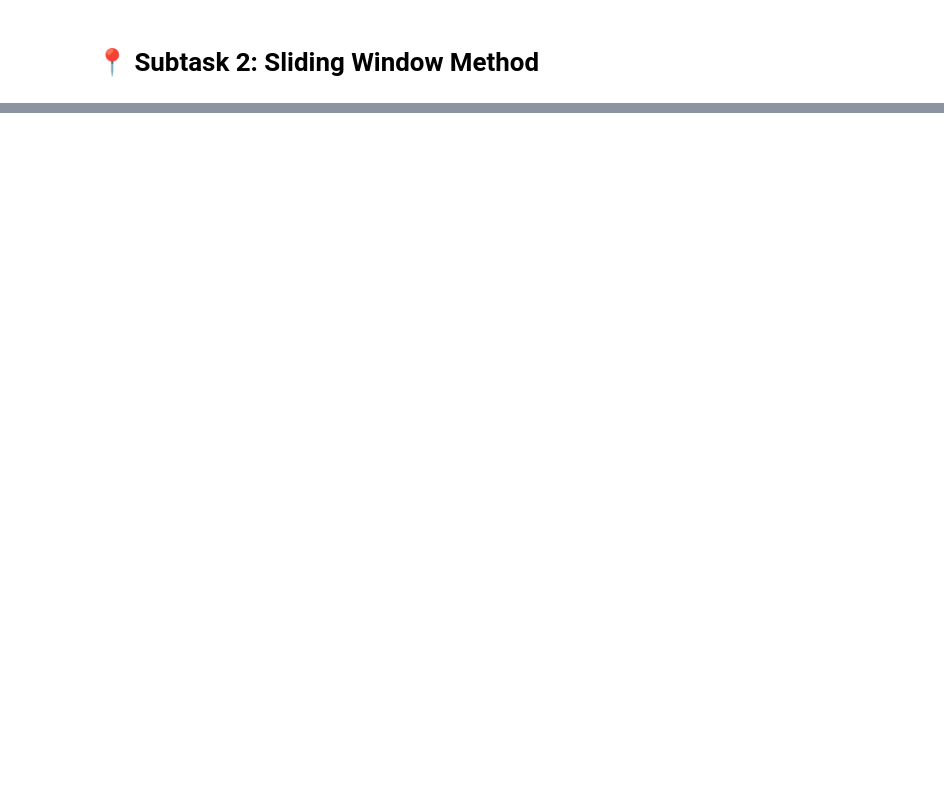
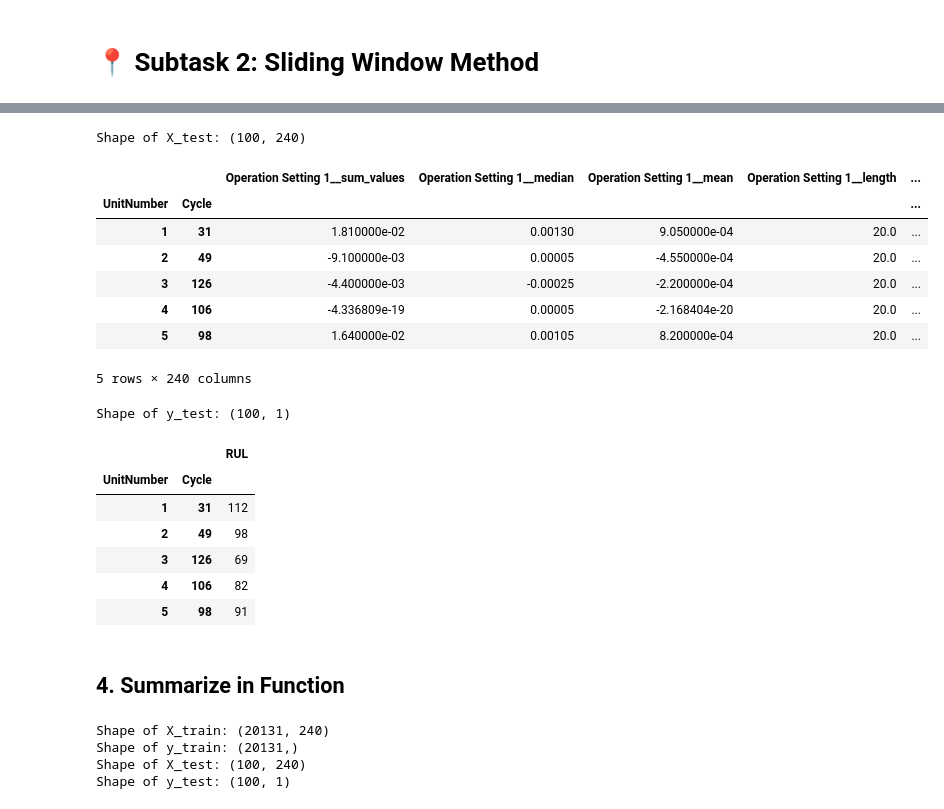
Before and after one commit to nina-prog/damage-propagation-modeling, a Jupyter notebook: notebooks/060524_nina_sliding_window.ipynb, the cells around one changed output, grey strips where cells are left out. Saved outputs shown, nothing was run; the diff lists cells and outputs as text; code cells hidden in the pictures; blank space fills up the shorter version.

```diff
--- a/notebooks/060524_nina_sliding_window.ipynb
+++ b/notebooks/060524_nina_sliding_window.ipynb
@@ -65,0 +373,38 @@ Findings:
+# %%
+# extract features for test data
+X_test = extract_features(filtered_test_data_rolled.drop(["UnitNumber"], axis=1),
+                          column_id="id", column_sort="Cycle",
+                          default_fc_parameters=MinimalFCParameters(),
+                          impute_function=impute, show_warnings=False)
+# add index names
+X_test.index = X_test.index.rename(["UnitNumber", "Cycle"])
+# %%
+# extract target for test data - match index of y_test with X_test
+y_test = test_RUL_data
+y_test.index = X_test.index
+# %%
+# check if X_test and y_test match
+print(f"Shape of X_test: {X_test.shape}")
+display(X_test.head(5))
+print(f"Shape of y_test: {y_test.shape}")
+display(y_test.head(5))
+# %% [output]
+Shape of X_test: (100, 240)
+|  |  | Operation Setting 1__sum_values | Operation Setting 1__median | Operation Setting 1__mean | Operation Setting 1__length | ... |
+| UnitNumber | Cycle |  |  |  |  | ... |
+| 1 | 31 | 1.810000e-02 | 0.00130 | 9.050000e-04 | 20.0 | ... |
+| 2 | 49 | -9.100000e-03 | 0.00005 | -4.550000e-04 | 20.0 | ... |
+| 3 | 126 | -4.400000e-03 | -0.00025 | -2.200000e-04 | 20.0 | ... |
+| 4 | 106 | -4.336809e-19 | 0.00005 | -2.168404e-20 | 20.0 | ... |
+| 5 | 98 | 1.640000e-02 | 0.00105 | 8.200000e-04 | 20.0 | ... |
+5 rows × 240 columns
+Shape of y_test: (100, 1)
+|  |  | RUL |
+| UnitNumber | Cycle |  |
+| 1 | 31 | 112 |
+| 2 | 49 | 98 |
+| 3 | 126 | 69 |
+| 4 | 106 | 82 |
+| 5 | 98 | 91 |
+# %% [markdown]
+## 4. Summarize in Function
@@ -66,2 +451,12 @@ Findings:
+# %%
+print(f"Shape of X_train: {X_train.shape}")
+print(f"Shape of y_train: {y_train.shape}")
+print(f"Shape of X_test: {X_test.shape}")
+print(f"Shape of y_test: {y_test.shape}")
+# %% [output]
+Shape of X_train: (20131, 240)
+Shape of y_train: (20131,)
+Shape of X_test: (100, 240)
+Shape of y_test: (100, 1)
 # %%
 # save processed data (as pickle)
```
Also changed, not shown: parts of 49 cells of this notebook, 6 other files.
